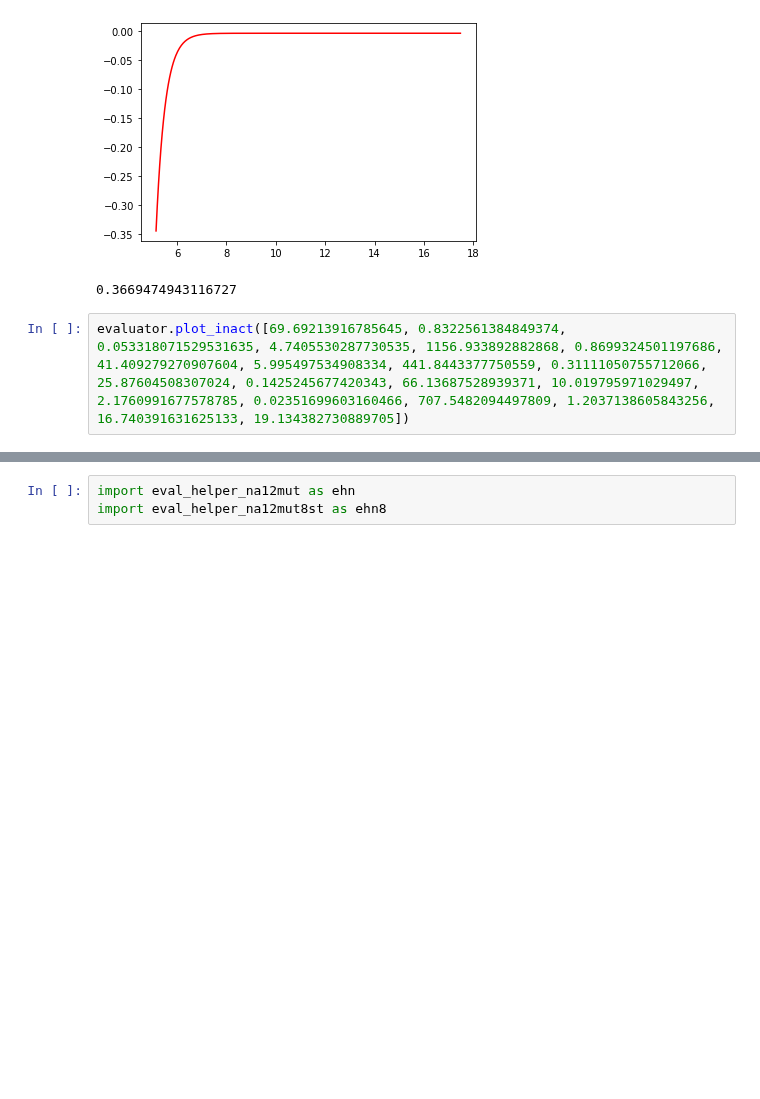
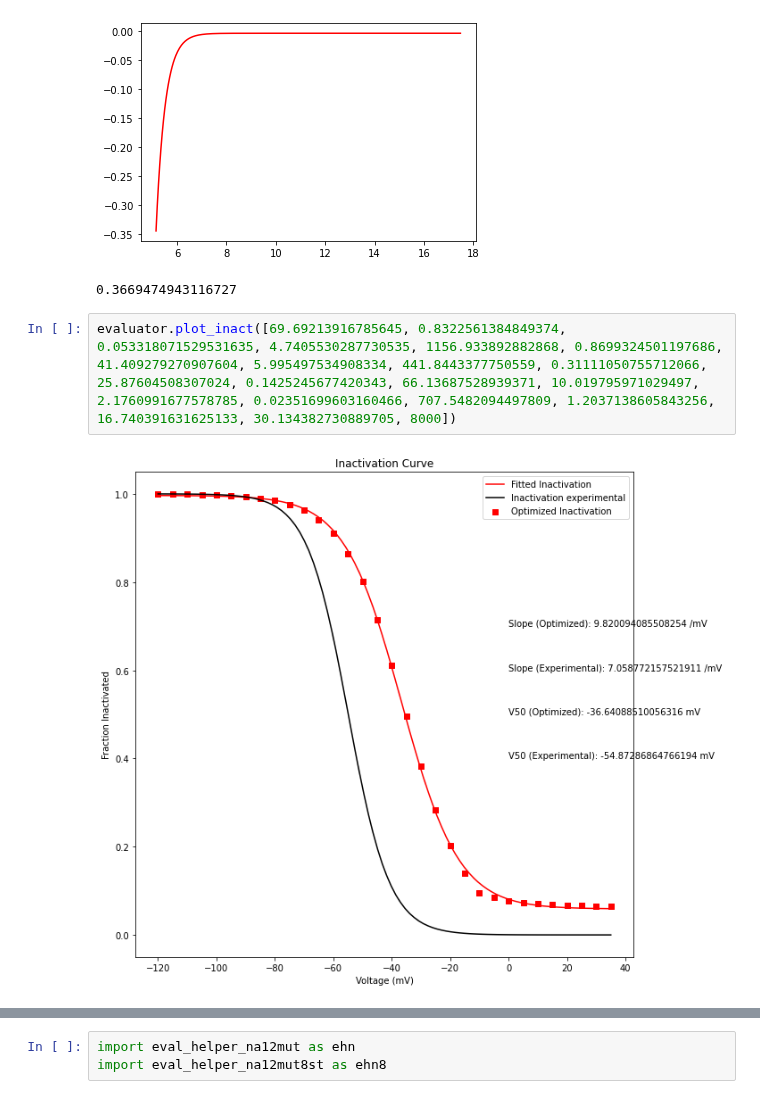
Before and after one commit to roybens/SimulatingVariants, a Jupyter notebook: Optimization_HHtoHMM.ipynb, the cells around one changed output, grey strips where cells are left out. Cells and saved outputs as stored; diff of their text form; blank space fills up the shorter version.

```diff
--- a/Optimization_HHtoHMM.ipynb
+++ b/Optimization_HHtoHMM.ipynb
@@ -143,5 +121,7 @@ ehn.find_tau0(make_plot=True)
 [figure]
 0.3669474943116727
 # %%
-evaluator.plot_inact([69.69213916785645, 0.8322561384849374, 0.053318071529531635, 4.7405530287730535, 1156.933892882868, 0.8699324501197686, 41.409279270907604, 5.995497534908334, 441.8443377750559, 0.31111050755712066, 25.87604508307024, 0.1425245677420343, 66.13687528939371, 10.019795971029497, 2.1760991677578785, 0.02351699603160466, 707.5482094497809, 1.2037138605843256, 16.740391631625133, 19.134382730889705])
+evaluator.plot_inact([69.69213916785645, 0.8322561384849374, 0.053318071529531635, 4.7405530287730535, 1156.933892882868, 0.8699324501197686, 41.409279270907604, 5.995497534908334, 441.8443377750559, 0.31111050755712066, 25.87604508307024, 0.1425245677420343, 66.13687528939371, 10.019795971029497, 2.1760991677578785, 0.02351699603160466, 707.5482094497809, 1.2037138605843256, 16.740391631625133, 30.134382730889705, 8000])
+# %% [output]
+[figure, added]
 # %%
```
Also changed, not shown: parts of 10 cells of this notebook, 10 other files.
